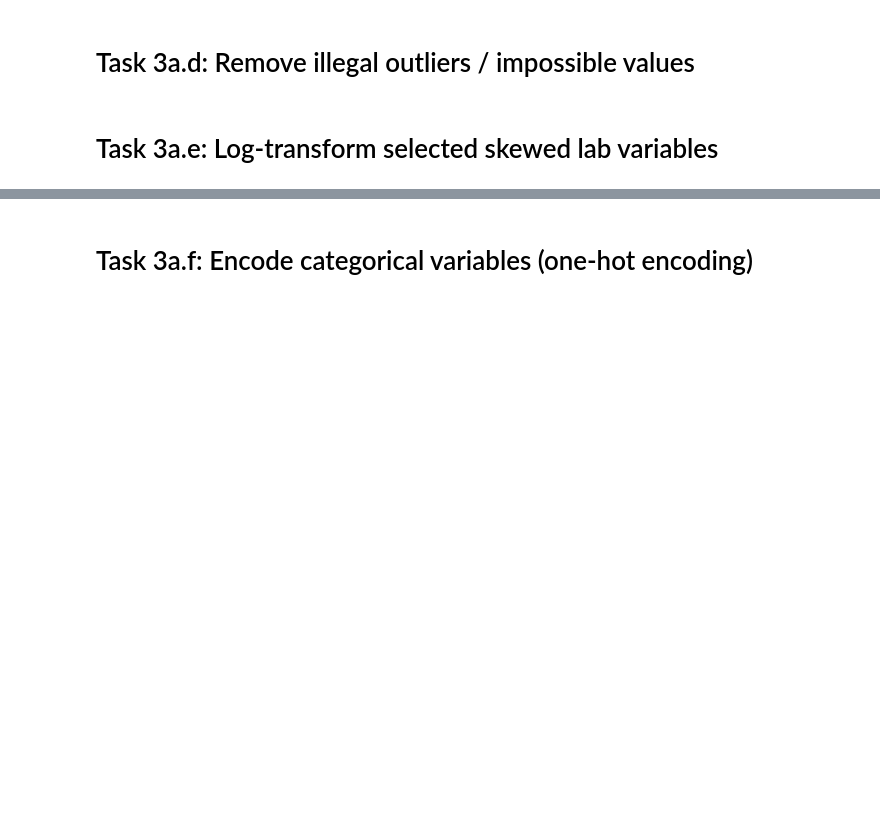
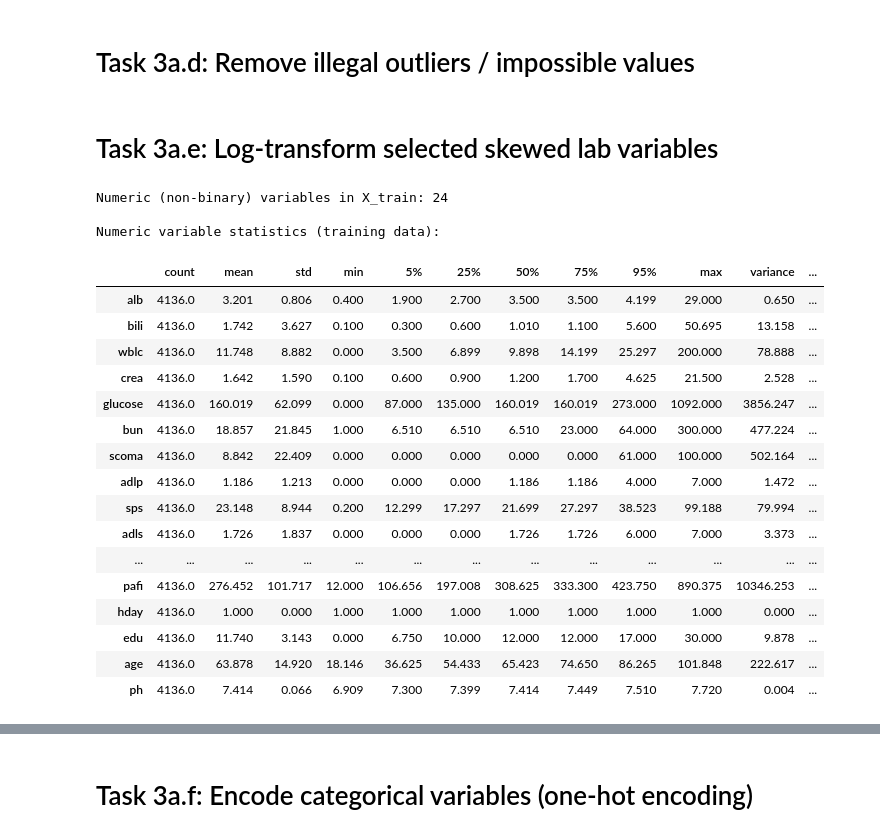
Before and after one commit to morawia/hospital-los, a Jupyter notebook: notebook/BI-hospital-los_251201.ipynb, the cells around one changed output, grey strips where cells are left out. Saved outputs shown, nothing was run; the diff lists cells and outputs as text; code cells hidden in the pictures; blank space fills up the shorter version.

```diff
--- a/notebook/BI-hospital-los_251201.ipynb
+++ b/notebook/BI-hospital-los_251201.ipynb
@@ -2365,3 +2462,59 @@ engine.insert(mva_after_activity, prefixes=prefixes)
 # alternative: square-root transformation (but no need for sqrt in our data set), box-cox transformation (only works for positive values, more complex to interpret but not common on clinical ML, makes interpretation harder)
 
 # GENERALLY: log transformation is usually applied to right-skewed numerical data where most patients have very low values but a few have extremely high values, this reduced the impact of outliers, etc.
+# %%
+# Skewness analysis on training data (for log-transformation decision)
+
+skew_code_writer = student_b
+
+start_time_skew = now()
+
+# identify numeric columns in training data
+num_cols_train = X_train.select_dtypes(include=["float64", "int64"]).columns.tolist()
+
+# exclude binary variables (0/1 indicators)
+binary_vars = [
+    "sex_num", "diabetes", "dementia",
+    "edu_missing", "adlp_missing", "adls_missing",
+    "ph_missing", "glucose_missing"
+]
+
+num_nonbinary_train = [c for c in num_cols_train if c not in binary_vars]
+
+print(f"Numeric (non-binary) variables in X_train: {len(num_nonbinary_train)}")
+
+# compute descriptive statistics
+numeric_stats_train = X_train[num_nonbinary_train].describe(
+    percentiles=[0.05, 0.25, 0.5, 0.75, 0.95]
+).T
+
+numeric_stats_train["variance"] = X_train[num_nonbinary_train].var()
+numeric_stats_train["skewness"] = X_train[num_nonbinary_train].skew()
+
+numeric_stats_train = numeric_stats_train.round(3)
+
+print("\nNumeric variable statistics (training data):")
+display(numeric_stats_train.sort_values("skewness", ascending=False))
+
+end_time_skew = now()
+# %% [output]
+Numeric (non-binary) variables in X_train: 24
+
+Numeric variable statistics (training data):
+|  | count | mean | std | min | 5% | 25% | 50% | 75% | 95% | max | variance | ... |
+| alb | 4136.0 | 3.201 | 0.806 | 0.400 | 1.900 | 2.700 | 3.500 | 3.500 | 4.199 | 29.000 | 0.650 | ... |
+| bili | 4136.0 | 1.742 | 3.627 | 0.100 | 0.300 | 0.600 | 1.010 | 1.100 | 5.600 | 50.695 | 13.158 | ... |
+| wblc | 4136.0 | 11.748 | 8.882 | 0.000 | 3.500 | 6.899 | 9.898 | 14.199 | 25.297 | 200.000 | 78.888 | ... |
+| crea | 4136.0 | 1.642 | 1.590 | 0.100 | 0.600 | 0.900 | 1.200 | 1.700 | 4.625 | 21.500 | 2.528 | ... |
+| glucose | 4136.0 | 160.019 | 62.099 | 0.000 | 87.000 | 135.000 | 160.019 | 160.019 | 273.000 | 1092.000 | 3856.247 | ... |
+| bun | 4136.0 | 18.857 | 21.845 | 1.000 | 6.510 | 6.510 | 6.510 | 23.000 | 64.000 | 300.000 | 477.224 | ... |
+| scoma | 4136.0 | 8.842 | 22.409 | 0.000 | 0.000 | 0.000 | 0.000 | 0.000 | 61.000 | 100.000 | 502.164 | ... |
+| adlp | 4136.0 | 1.186 | 1.213 | 0.000 | 0.000 | 0.000 | 1.186 | 1.186 | 4.000 | 7.000 | 1.472 | ... |
+| sps | 4136.0 | 23.148 | 8.944 | 0.200 | 12.299 | 17.297 | 21.699 | 27.297 | 38.523 | 99.188 | 79.994 | ... |
+| adls | 4136.0 | 1.726 | 1.837 | 0.000 | 0.000 | 0.000 | 1.726 | 1.726 | 6.000 | 7.000 | 3.373 | ... |
+| ... | ... | ... | ... | ... | ... | ... | ... | ... | ... | ... | ... | ... |
+| pafi | 4136.0 | 276.452 | 101.717 | 12.000 | 106.656 | 197.008 | 308.625 | 333.300 | 423.750 | 890.375 | 10346.253 | ... |
+| hday | 4136.0 | 1.000 | 0.000 | 1.000 | 1.000 | 1.000 | 1.000 | 1.000 | 1.000 | 1.000 | 0.000 | ... |
+| edu | 4136.0 | 11.740 | 3.143 | 0.000 | 6.750 | 10.000 | 12.000 | 12.000 | 17.000 | 30.000 | 9.878 | ... |
+| age | 4136.0 | 63.878 | 14.920 | 18.146 | 36.625 | 54.433 | 65.423 | 74.650 | 86.265 | 101.848 | 222.617 | ... |
+| ph | 4136.0 | 7.414 | 0.066 | 6.909 | 7.300 | 7.399 | 7.414 | 7.449 | 7.510 | 7.720 | 0.004 | ... |
```
Also changed, not shown: parts of 24 cells of this notebook.
